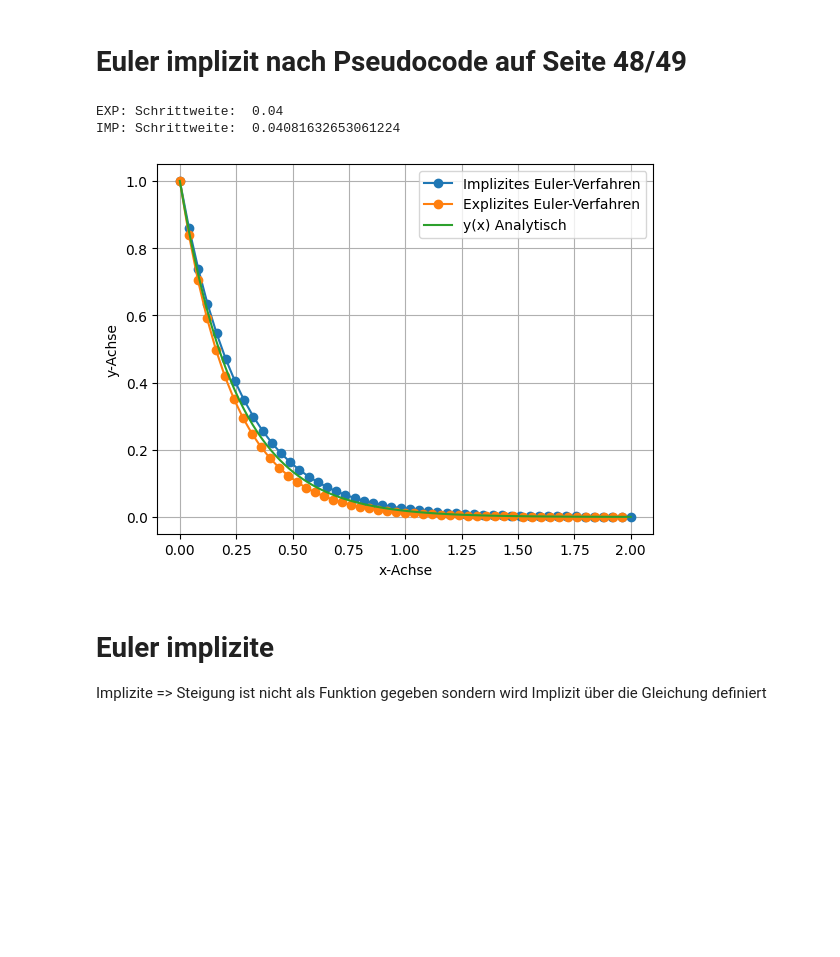
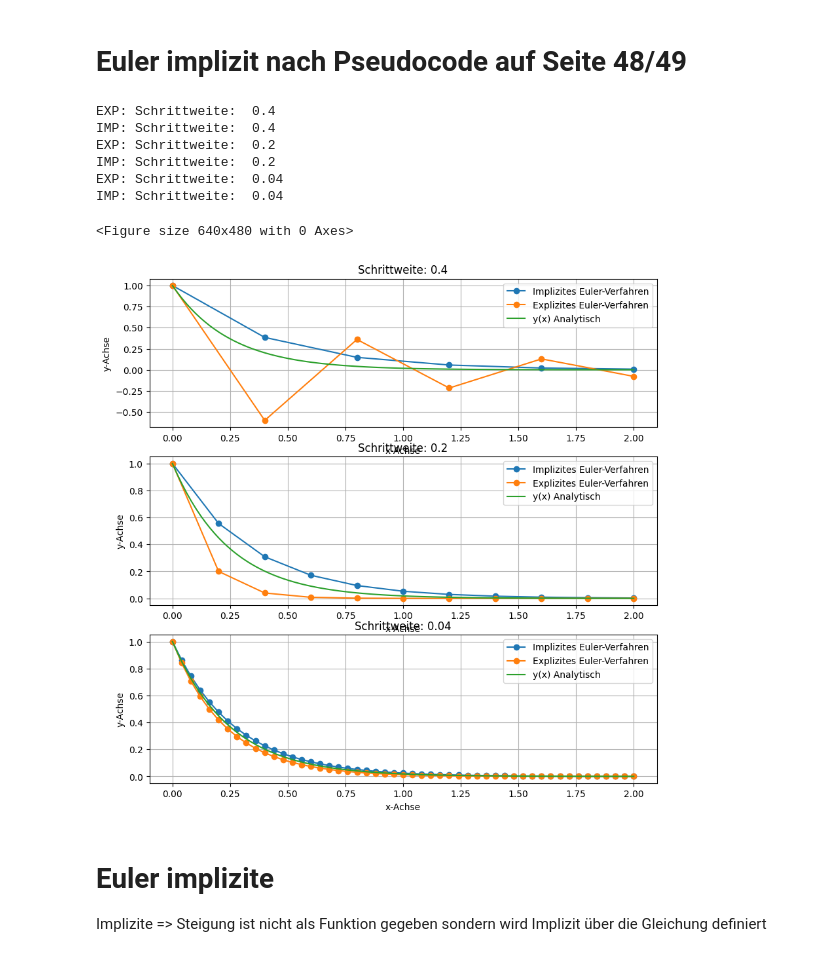
Before and after one commit to hollejon/Numerik, a Jupyter notebook: praktikum8/runge_kutta.ipynb, the cells around one changed output. Cells and saved outputs as stored; diff of their text form; code cells hidden in the pictures; blank space fills up the shorter version.

Commit message:
3 plots erstellt mit verschiedenen SChrittweiten

```diff
--- a/praktikum8/runge_kutta.ipynb
+++ b/praktikum8/runge_kutta.ipynb
@@ -8,7 +8,7 @@ import matplotlib.pyplot as plt
 import numerik_functions as nf
 # %%
 def RK_explizit(x0, X, N, f):
-    h = (X-x0[0])/N
+    h = (X-x0[0])/(N-1)
     print("EXP: Schrittweite: ", h)
 
     x = np.zeros((N))
@@ -41,7 +41,7 @@ EXP: Schrittweite:  0.1
 # %% [markdown]
 # Euler implizit nach Pseudocode auf Seite 48/49
 # %%
-def RK_implizit(x0, X, f, df, N, tol):
+def RK_implizit(x0, X, N, f, df, tol):
     # x0: Startpunkt
     # X: Endpunkt
     # f: Funktion
@@ -66,47 +66,78 @@ def RK_implizit(x0, X, f, df, N, tol):
         r = k - f(x[i-1] + h, y[i-1] + (h*k))
 
         while np.abs(r) > tol and step < max_iter:
-            j = -df(x[i-1] + h, y[i-1] + (h*k))
+            j = df(x[i-1] + h, y[i-1] + (h*k))
             delta_k = -r / (1 - (h*j))
             k = k + delta_k
             r = k - f(x[i-1] + h, y[i-1] + (h*k))
             step += 1
 
         y[i] = y[i-1] + (h*k)
 
     return x,y
 
 def model2(x,y):
-    #return (-x**2)/(y)
     return -4*y
 
 def model2_df(x,y):
-    #return (x**2)/(y**2)
-    return 16*y
+    #return 16*y
+    return -4
 
 def model_analytisch(x):
     return np.exp(-4 * x)
 
 
 x0 = (0, 1)
-x_exp, y_exp = RK_explizit(x0, 2, 50, model1)
-x_imp,y_imp = RK_implizit(x0, 2, model2, model2_df ,50 ,1e-3)
+x_exp, y_exp = RK_explizit(x0, 2, 6, model1)
+x_imp,y_imp = RK_implizit(x0, 2, 6, model2, model2_df ,1e-3)
+
+x_exp2, y_exp2 = RK_explizit(x0, 2, 11, model1)
+x_imp2,y_imp2 = RK_implizit(x0, 2, 11, model2, model2_df ,1e-3)
+
+x_exp3, y_exp3 = RK_explizit(x0, 2, 51, model1)
+x_imp3,y_imp3 = RK_implizit(x0, 2, 51, model2, model2_df ,1e-3)
 
 
 x_an = np.linspace(0,2,100)
 plt.figure(1)
+plt.figure(figsize=(10,10))
+plt.subplot(311)
 plt.plot(x_imp, y_imp, 'o-', label='Implizites Euler-Verfahren')
 plt.plot(x_exp, y_exp, 'o-', label='Explizites Euler-Verfahren')
 plt.plot(x_an, model_analytisch(x_an), '-', label='y(x) Analytisch')
 plt.ylabel('y-Achse')
 plt.xlabel('x-Achse')
+plt.title('Schrittweite: 0.4')
+plt.legend()
+plt.grid(True)
+plt.subplot(312)
+plt.plot(x_imp2, y_imp2, 'o-', label='Implizites Euler-Verfahren')
+plt.plot(x_exp2, y_exp2, 'o-', label='Explizites Euler-Verfahren')
+plt.plot(x_an, model_analytisch(x_an), '-', label='y(x) Analytisch')
+plt.ylabel('y-Achse')
+plt.xlabel('x-Achse')
+plt.title('Schrittweite: 0.2')
+plt.legend()
+plt.grid(True)
+plt.subplot(313)
+plt.plot(x_imp3, y_imp3, 'o-', label='Implizites Euler-Verfahren')
+plt.plot(x_exp3, y_exp3, 'o-', label='Explizites Euler-Verfahren')
+plt.plot(x_an, model_analytisch(x_an), '-', label='y(x) Analytisch')
+plt.ylabel('y-Achse')
+plt.xlabel('x-Achse')
+plt.title('Schrittweite: 0.04')
 plt.legend()
 plt.grid(True)
 plt.show()
 # %% [output]
+EXP: Schrittweite:  0.4
+IMP: Schrittweite:  0.4
+EXP: Schrittweite:  0.2
+IMP: Schrittweite:  0.2
 EXP: Schrittweite:  0.04
-IMP: Schrittweite:  0.04081632653061224
+IMP: Schrittweite:  0.04
+<Figure size 640x480 with 0 Axes>
-[figure, old version]
+[figure, new version]
 # %% [markdown]
 # Euler implizite
 
```
Also changed, not shown: parts of 5 cells of this notebook.
